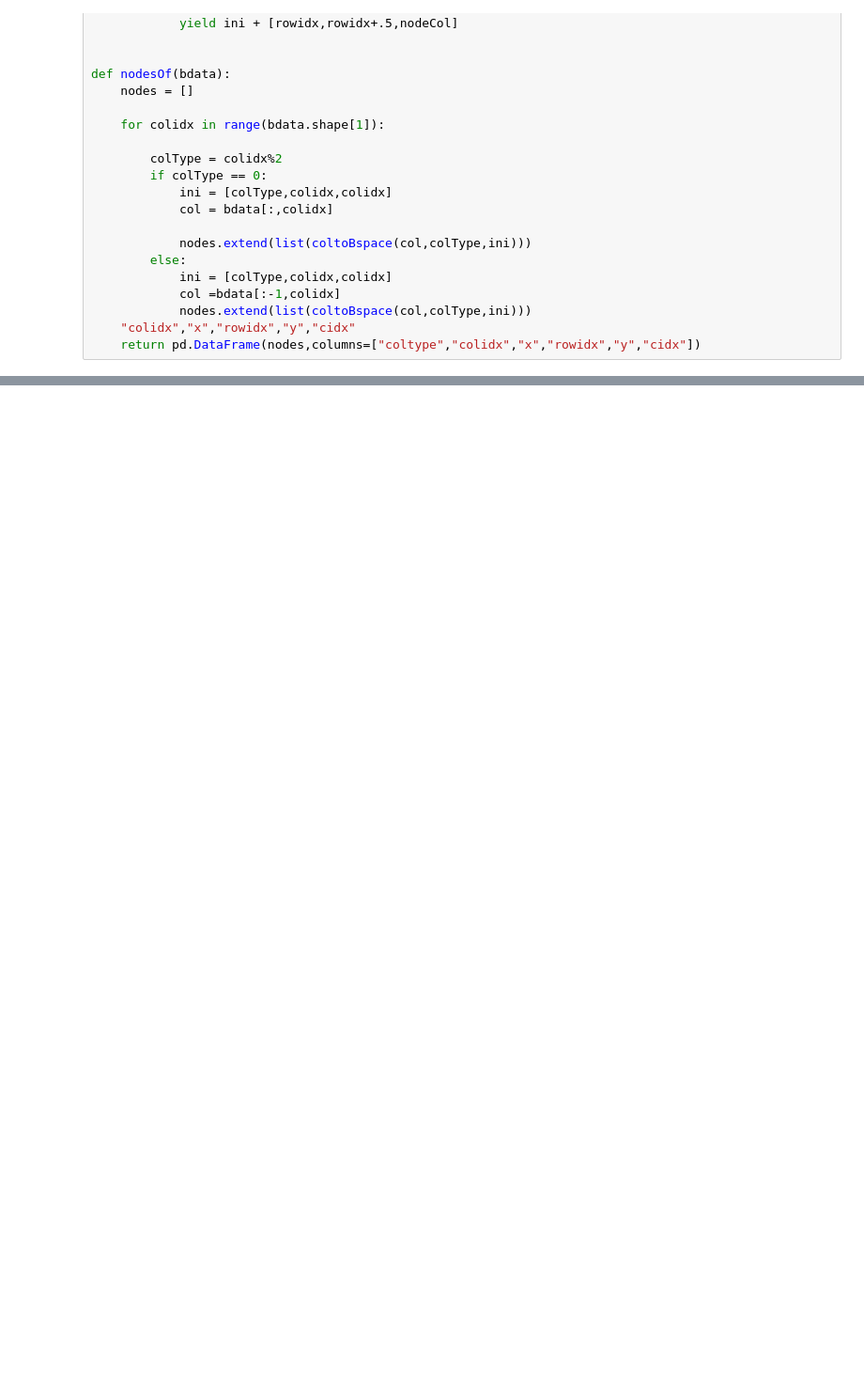
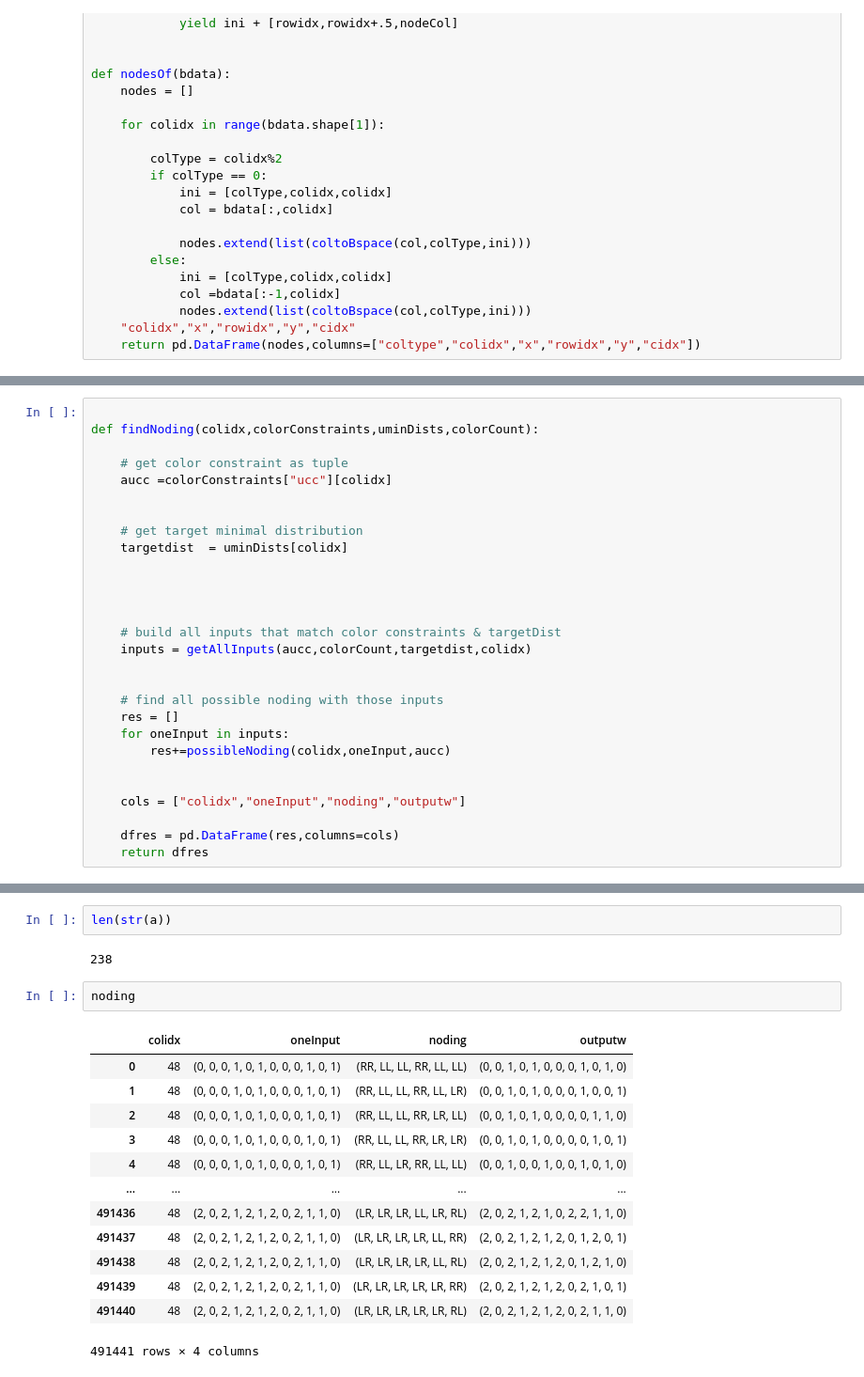
Before and after one commit to fanff/pybracelet, a Jupyter notebook: Untitled2.ipynb, the cells around one changed output, grey strips where cells are left out. Shown at 94% size. Saved outputs shown, nothing was run; the diff lists cells and outputs as text; blank space fills up the shorter version.

```diff
--- a/Untitled2.ipynb
+++ b/Untitled2.ipynb
@@ -190,0 +270,28 @@ Counter({0: 5, 1: 1})
+# %%
+
+def findNoding(colidx,colorConstraints,uminDists,colorCount):
+
+    # get color constraint as tuple
+    aucc =colorConstraints["ucc"][colidx]
+
+
+    # get target minimal distribution
+    targetdist  = uminDists[colidx]
+
+
+
+
+    # build all inputs that match color constraints & targetDist
+    inputs = getAllInputs(aucc,colorCount,targetdist,colidx)
+
+
+    # find all possible noding with those inputs
+    res = []
+    for oneInput in inputs:
+        res+=possibleNoding(colidx,oneInput,aucc)
+
+
+    cols = ["colidx","oneInput","noding","outputw"]
+
+    dfres = pd.DataFrame(res,columns=cols)
+    return dfres
@@ -190,0 +325,20 @@ Counter({0: 5, 1: 1})
+# %%
+len(str(a))
+# %% [output]
+238
+# %%
+noding
+# %% [output]
+|  | colidx | oneInput | noding | outputw |
+| 0 | 48 | (0, 0, 0, 1, 0, 1, 0, 0, 0, 1, 0, 1) | (RR, LL, LL, RR, LL, LL) | (0, 0, 1, 0, 1, 0, 0, 0, 1, 0, 1, 0) |
+| 1 | 48 | (0, 0, 0, 1, 0, 1, 0, 0, 0, 1, 0, 1) | (RR, LL, LL, RR, LL, LR) | (0, 0, 1, 0, 1, 0, 0, 0, 1, 0, 0, 1) |
+| 2 | 48 | (0, 0, 0, 1, 0, 1, 0, 0, 0, 1, 0, 1) | (RR, LL, LL, RR, LR, LL) | (0, 0, 1, 0, 1, 0, 0, 0, 0, 1, 1, 0) |
+| 3 | 48 | (0, 0, 0, 1, 0, 1, 0, 0, 0, 1, 0, 1) | (RR, LL, LL, RR, LR, LR) | (0, 0, 1, 0, 1, 0, 0, 0, 0, 1, 0, 1) |
+| 4 | 48 | (0, 0, 0, 1, 0, 1, 0, 0, 0, 1, 0, 1) | (RR, LL, LR, RR, LL, LL) | (0, 0, 1, 0, 0, 1, 0, 0, 1, 0, 1, 0) |
+| ... | ... | ... | ... | ... |
+| 491436 | 48 | (2, 0, 2, 1, 2, 1, 2, 0, 2, 1, 1, 0) | (LR, LR, LR, LL, LR, RL) | (2, 0, 2, 1, 2, 1, 0, 2, 2, 1, 1, 0) |
+| 491437 | 48 | (2, 0, 2, 1, 2, 1, 2, 0, 2, 1, 1, 0) | (LR, LR, LR, LR, LL, RR) | (2, 0, 2, 1, 2, 1, 2, 0, 1, 2, 0, 1) |
+| 491438 | 48 | (2, 0, 2, 1, 2, 1, 2, 0, 2, 1, 1, 0) | (LR, LR, LR, LR, LL, RL) | (2, 0, 2, 1, 2, 1, 2, 0, 1, 2, 1, 0) |
+| 491439 | 48 | (2, 0, 2, 1, 2, 1, 2, 0, 2, 1, 1, 0) | (LR, LR, LR, LR, LR, RR) | (2, 0, 2, 1, 2, 1, 2, 0, 2, 1, 0, 1) |
+| 491440 | 48 | (2, 0, 2, 1, 2, 1, 2, 0, 2, 1, 1, 0) | (LR, LR, LR, LR, LR, RL) | (2, 0, 2, 1, 2, 1, 2, 0, 2, 1, 1, 0) |
+491441 rows × 4 columns
```
Also changed, not shown: parts of 29 cells of this notebook, 1 other file.
